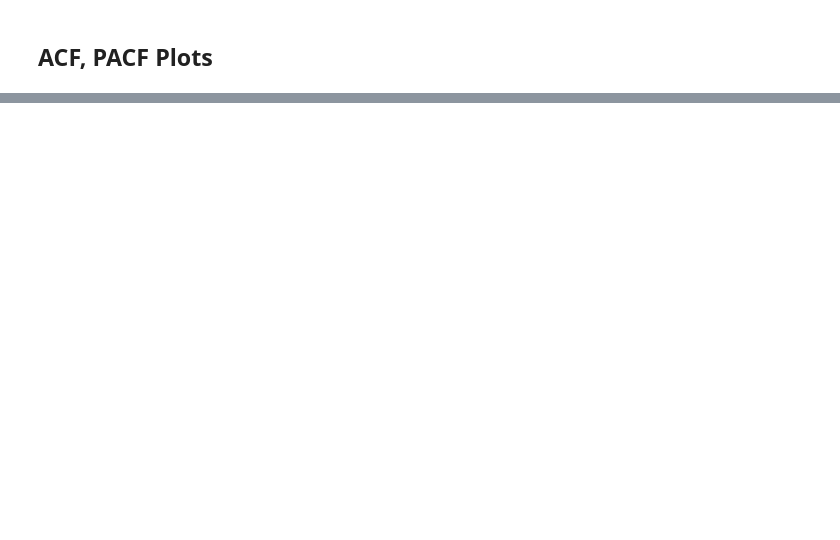
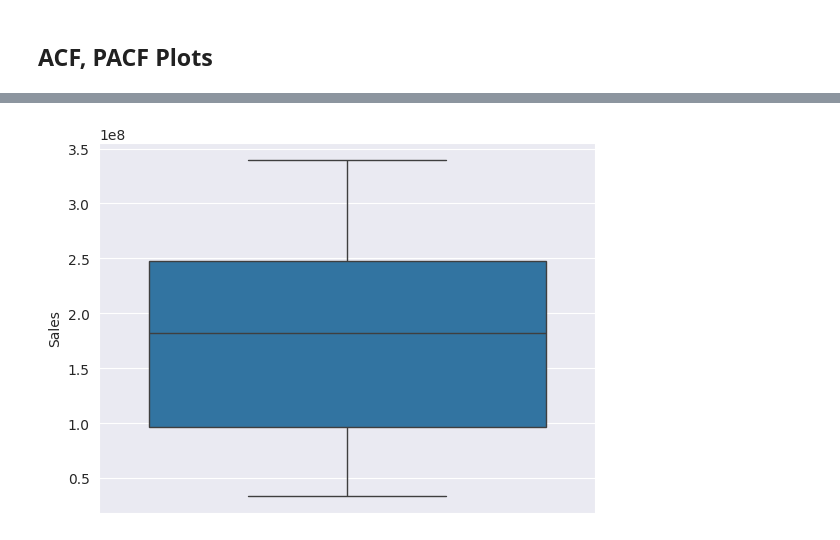
Before and after one commit to aditya-mahato-8924/Time-Series-Analysis, a Jupyter notebook: Electric Vehicle Sales Analysis/ev_sales_analysis.ipynb, the cells around one changed output, grey strips where cells are left out. Cells and saved outputs as stored; diff of their text form; code cells hidden in the pictures; blank space fills up the shorter version.

```diff
--- a/Electric Vehicle Sales Analysis/ev_sales_analysis.ipynb
+++ b/Electric Vehicle Sales Analysis/ev_sales_analysis.ipynb
@@ -428,0 +592,5 @@ plt.show()
+# %%
+sns.boxplot(monthly_data, y='Sales')
+plt.show()
+# %% [output]
+[figure, added]
```
Also changed, not shown: parts of 32 cells of this notebook.
